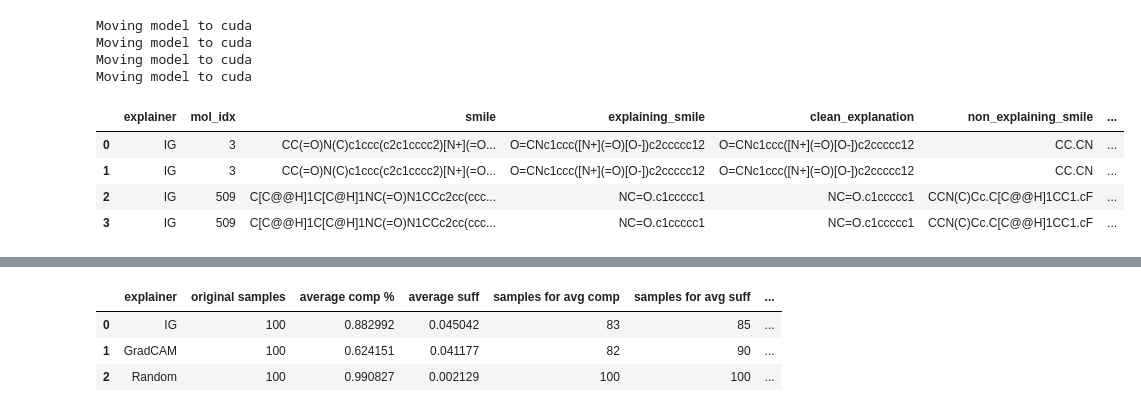
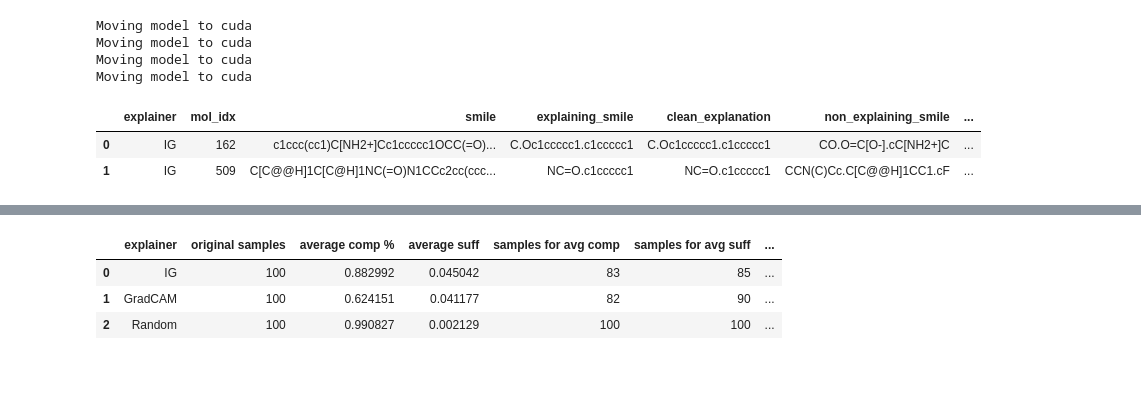
Before and after one commit to helipajari/mpp-comp-suff, a Jupyter notebook: Examples/Comprehensiveness_Sufficiency.ipynb, the cells around one changed output, grey strips where cells are left out. Drawn from its saved outputs; the diff is of its cells as text; code cells hidden in the pictures; blank space fills up the shorter version.

```diff
--- a/Examples/Comprehensiveness_Sufficiency.ipynb
+++ b/Examples/Comprehensiveness_Sufficiency.ipynb
@@ -20,10 +20,10 @@ import os
 
 from pathlib import Path
 
-LOADING_FROM_FILES = True # True if loading in data from pre-existing files
+LOADING_FROM_FILES = False # True if loading in data from pre-existing files
 
 # output directory for trained model and explanations
-OUTPUT_DIR = f'../Outputs/Experiment'
+OUTPUT_DIR = f'../Outputs/Experiment/Bonds'
 # OUTPUT_DIR = '../Outputs' # original output path, overwrites results
 
 # output the explanations (optionally model) here
@@ -37,15 +37,22 @@ DATASET = 'Benzene'
 MODEL = 'CMPNN' # Options:  ['MPNN', 'DMPNN', 'CMPNN', 'GIN', 'ECC', 'GAT', 'DGCNN', 'DiffPool', 'GraphSAGE', 'GraphNet']
 
 # use specified model, else train a new one
-# MODELPATH = None
-MODELPATH = '../Outputs/Experiment/CMPNN_Benzene_explainer/CMPNN_1_epoch.pt' # using this model because it has non-zero F1 score
+MODELPATH = None
+# MODELPATH = '../Outputs/Experiment/CMPNN_Benzene_explainer/CMPNN_1_epoch.pt' # using this model because it has non-zero F1 score
 # MODELPATH = '../Models/CMPNN_3MR_explainer_20240519_143138.pt'
 
 if MODELPATH is None:
     MODELPATH = os.path.join(OUTPUT_DIR, f"{MODEL}_{DATASET}_explainer", f"{MODEL}.pt")
 
-# explainers used on the trained model, overwritten down below for testing purposes
-ATTRIBUTIONS = ['IG', 'Random'] # Options: IG CAM MCTS GradInput GradCAM RandomBaseline # this says RandomBaseLine but code expects 'Random'
+# explainers used on the trained model
+# Options: IG CAM MCTS GradInput GradCAM RandomBaseline # says RandomBaseLine but code expects 'Random'
+if LOADING_FROM_FILES:
+    ATTRIBUTIONS = []
+else:
+    ATTRIBUTIONS = ['IG'] # 'GradCAM', 'Random']
+    # ATTRIBUTIONS = ['IG', 'GradCAM', 'Random']
+
+
 
 DATAPATH = '../Datasets/XAI/Benzene/benzene_smiles.csv'
 # DATAPATH = '../DataSets/3MR/toy_label_mw350.csv'
@@ -541,8 +560,8 @@ def comp_and_suff(idx, explainer = 'IG', from_all_data=False, modified_formula=T
         # print
         print(preds, " idx in dataset: ", converted_idx , " idx in test set: ", idx)
 # %%
-van_3 = comp_and_suff(3, modified_formula=False, from_all_data=True) # mol 3 in whole set
-mod_3 = comp_and_suff(3, from_all_data=True)
+van_162 = comp_and_suff(162, modified_formula=False, from_all_data=True) # mol 3 in whole set
+mod_162 = comp_and_suff(162, from_all_data=True)
 
 van_509 = comp_and_suff(509, modified_formula=False, from_all_data=True)
 mod_509 = comp_and_suff(509, from_all_data=True)
@@ -556,16 +575,20 @@ Moving model to cuda
 Moving model to cuda
 Moving model to cuda
 # %%
-c = pd.DataFrame([van_3, mod_3, van_509, mod_509])
+c = pd.DataFrame([van_162, van_509])
 c
+# #
+# d = pd.DataFrame([mod_162, mod_509])
+# d
 # print(van_3)
 # print(mod_3)
+
+# print(split_molecule(509, from_whole_data=True)) # keep
+# print(split_molecule(162, from_whole_data=True))
 # %% [output]
 |  | explainer | mol_idx | smile | explaining_smile | clean_explanation | non_explaining_smile | ... |
-| 0 | IG | 3 | CC(=O)N(C)c1ccc(c2c1cccc2)[N+](=O... | O=CNc1ccc([N+](=O)[O-])c2ccccc12 | O=CNc1ccc([N+](=O)[O-])c2ccccc12 | CC.CN | ... |
-| 1 | IG | 3 | CC(=O)N(C)c1ccc(c2c1cccc2)[N+](=O... | O=CNc1ccc([N+](=O)[O-])c2ccccc12 | O=CNc1ccc([N+](=O)[O-])c2ccccc12 | CC.CN | ... |
-| 2 | IG | 509 | C[C@@H]1C[C@H]1NC(=O)N1CCc2cc(ccc... | NC=O.c1ccccc1 | NC=O.c1ccccc1 | CCN(C)Cc.C[C@@H]1CC1.cF | ... |
-| 3 | IG | 509 | C[C@@H]1C[C@H]1NC(=O)N1CCc2cc(ccc... | NC=O.c1ccccc1 | NC=O.c1ccccc1 | CCN(C)Cc.C[C@@H]1CC1.cF | ... |
+| 0 | IG | 162 | c1ccc(cc1)C[NH2+]Cc1ccccc1OCC(=O)... | C.Oc1ccccc1.c1ccccc1 | C.Oc1ccccc1.c1ccccc1 | CO.O=C[O-].cC[NH2+]C | ... |
+| 1 | IG | 509 | C[C@@H]1C[C@H]1NC(=O)N1CCc2cc(ccc... | NC=O.c1ccccc1 | NC=O.c1ccccc1 | CCN(C)Cc.C[C@@H]1CC1.cF | ... |
 # %%
 def comp_and_suff_data(explainer='IG', sample_size=2400):
     """Accumulates the comp and suff for all molecules within the test set of the provided dataset."""
```
Also changed, not shown: parts of 3 cells of this notebook, 1 other file.
